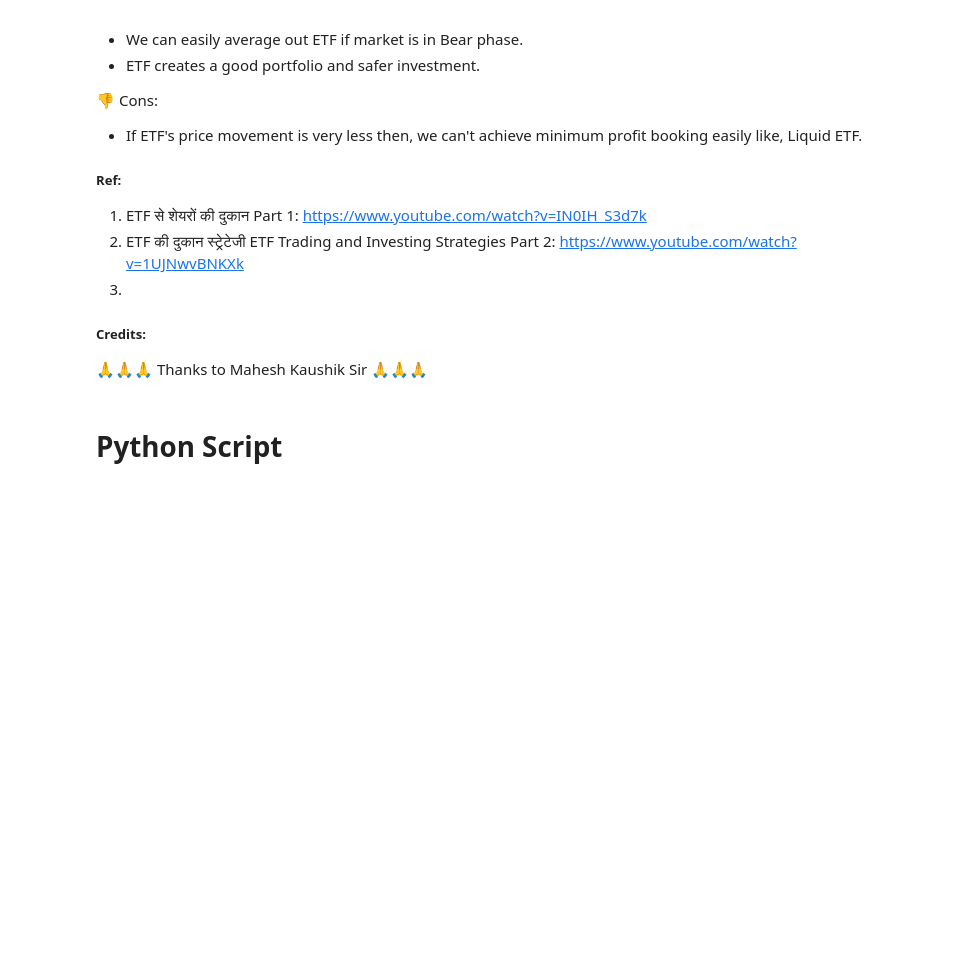
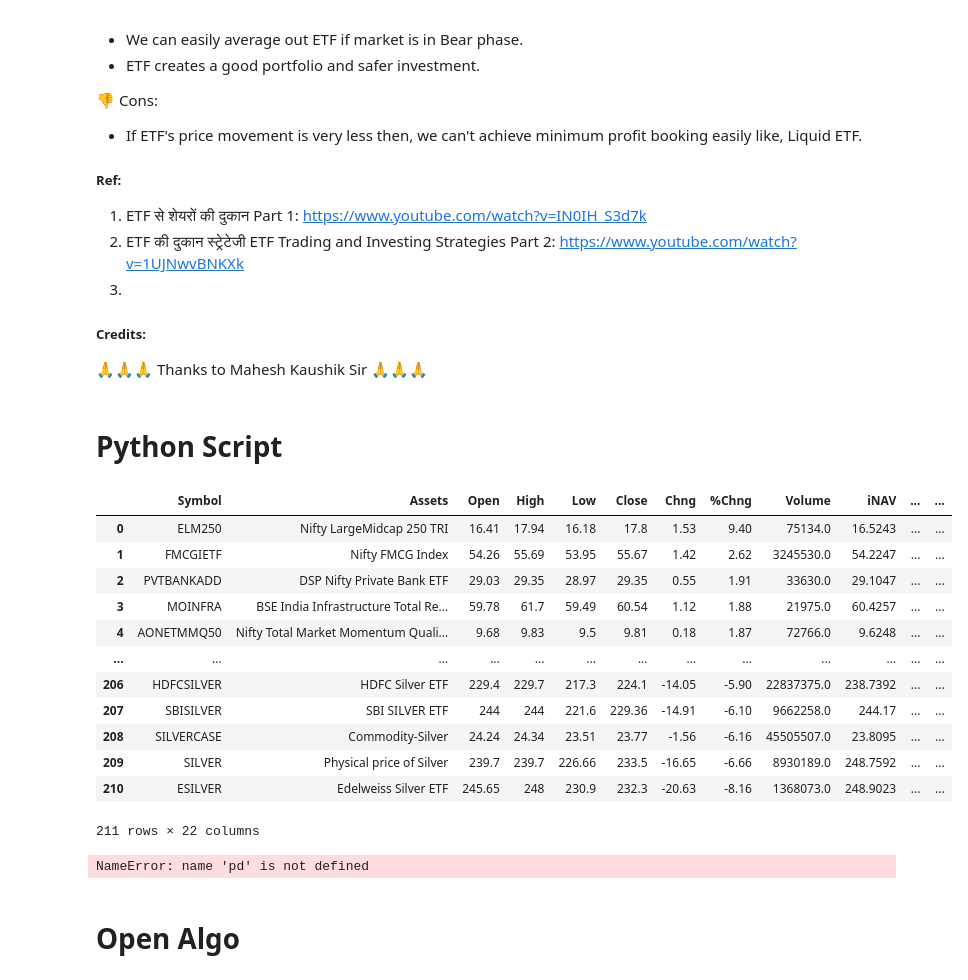
Before and after one commit to Indra-Learn/tdf-stack, a Jupyter notebook: tdf_notebooks/001_etf_algo_strategy.ipynb, the cells around one changed output. Saved outputs shown, nothing was run; the diff lists cells and outputs as text; code cells hidden in the pictures; blank space fills up the shorter version.

Commit message:
added etf strategies

```diff
--- a/tdf_notebooks/001_etf_algo_strategy.ipynb
+++ b/tdf_notebooks/001_etf_algo_strategy.ipynb
@@ -214,0 +215,65 @@ print(f"final Dataframe Loaded: {etf_ohlc_20dma_athl_52wkhl_df.shape}")
+# %%
+etf_ohlc_20dma_athl_52wkhl_df
+# %% [output]
+|  | Symbol | Assets | Open | High | Low | Close | Chng | %Chng | Volume | iNAV | ... | ... |
+| 0 | ELM250 | Nifty LargeMidcap 250 TRI | 16.41 | 17.94 | 16.18 | 17.8 | 1.53 | 9.40 | 75134.0 | 16.5243 | ... | ... |
+| 1 | FMCGIETF | Nifty FMCG Index | 54.26 | 55.69 | 53.95 | 55.67 | 1.42 | 2.62 | 3245530.0 | 54.2247 | ... | ... |
+| 2 | PVTBANKADD | DSP Nifty Private Bank ETF | 29.03 | 29.35 | 28.97 | 29.35 | 0.55 | 1.91 | 33630.0 | 29.1047 | ... | ... |
+| 3 | MOINFRA | BSE India Infrastructure Total Re... | 59.78 | 61.7 | 59.49 | 60.54 | 1.12 | 1.88 | 21975.0 | 60.4257 | ... | ... |
+| 4 | AONETMMQ50 | Nifty Total Market Momentum Quali... | 9.68 | 9.83 | 9.5 | 9.81 | 0.18 | 1.87 | 72766.0 | 9.6248 | ... | ... |
+| ... | ... | ... | ... | ... | ... | ... | ... | ... | ... | ... | ... | ... |
+| 206 | HDFCSILVER | HDFC Silver ETF | 229.4 | 229.7 | 217.3 | 224.1 | -14.05 | -5.90 | 22837375.0 | 238.7392 | ... | ... |
+| 207 | SBISILVER | SBI SILVER ETF | 244 | 244 | 221.6 | 229.36 | -14.91 | -6.10 | 9662258.0 | 244.17 | ... | ... |
+| 208 | SILVERCASE | Commodity-Silver | 24.24 | 24.34 | 23.51 | 23.77 | -1.56 | -6.16 | 45505507.0 | 23.8095 | ... | ... |
+| 209 | SILVER | Physical price of Silver | 239.7 | 239.7 | 226.66 | 233.5 | -16.65 | -6.66 | 8930189.0 | 248.7592 | ... | ... |
+| 210 | ESILVER | Edelweiss Silver ETF | 245.65 | 248 | 230.9 | 232.3 | -20.63 | -8.16 | 1368073.0 | 248.9023 | ... | ... |
+211 rows × 22 columns
+# %%
+etf_strategies = [
+    {
+        "name": "Automated Share Screen Google Sheet (ETF)",
+        "short_descriptions": "Hold for months and look for profit of 10%",
+        "long_descriptions": "",
+        "conditions": ["ETFS's volume should greater than 5000", "Ignore Debt/Bond ETFs", "Current Market Price(CMP) should greater than 100DMA Price", "Current Market Price(CMP) should greater than by 20% of 6months lowest price", "Prev Close price should less than of 100DMA"],
+        "required_details": ["CMP", "Prev Close", "100DMA", "Last 6months Minimum price"],
+        "capital_requirements": ["If capital=150000, invest in stocks 150000/30=5000 at a time/stock and look for 10% of 5000 (500) profit booking"],
+        "average_out_strategy": [],
+        "youtube links": ["https://www.youtube.com/watch?v=mdD8w_TR73k&t=194s"]
+    },
+    {
+        "name": "ETF Ki Dukan",
+        "short_descriptions": "Hold for few days to months and look for profit of 6%",
+        "long_descriptions": "",
+        "conditions": [],
+        "required_details": ["Underlying Asset", "CMP", "20DMA", "CMP-20DMA", "%change of 20DMA vs CMP", "Highest Down by %change of 20DMA"],
+        "capital_requirements": ["If capital-200000, invest in ETFs 2lacs/60=3333 at a time/stock. Obviously we can invest 2lacs/10=20k directly in one ETF but to average out, we will further breakdown the amount 20k by 6=3333 for safe investment"],
+        "average_out_strategy": [],
+        "youtube links": ["https://youtu.be/1UJNwvBNKXk?si=D0vcItN_PSJEHUEx"]
+    },
+    {
+        "name": "Alchemist Bidhi on ETF",
+        "short_descriptions": "",
+        "long_descriptions": "",
+        "conditions": [],
+        "required_details": [],
+        "capital_requirements": [],
+        "average_out_strategy": [],
+        "youtube links": []
+    },
+    {
+        "name": "Paiso ka Ped (PKP) Nifty ETF",
+        "short_descriptions": "",
+        "long_descriptions": "",
+        "conditions": [],
+        "required_details": [],
+        "capital_requirements": [],
+        "average_out_strategy": [],
+        "youtube links": []
+    },
+
+]
+
+etf_strategies_df = pd.DataFrame(etf_strategies)
+etf_strategies_df
+# %% [output]
+NameError: name 'pd' is not defined
@@ -214,0 +282,2 @@ print(f"final Dataframe Loaded: {etf_ohlc_20dma_athl_52wkhl_df.shape}")
+# %% [markdown]
+# Open Algo
```
Also changed, not shown: parts of 19 cells of this notebook, 4 other files.
